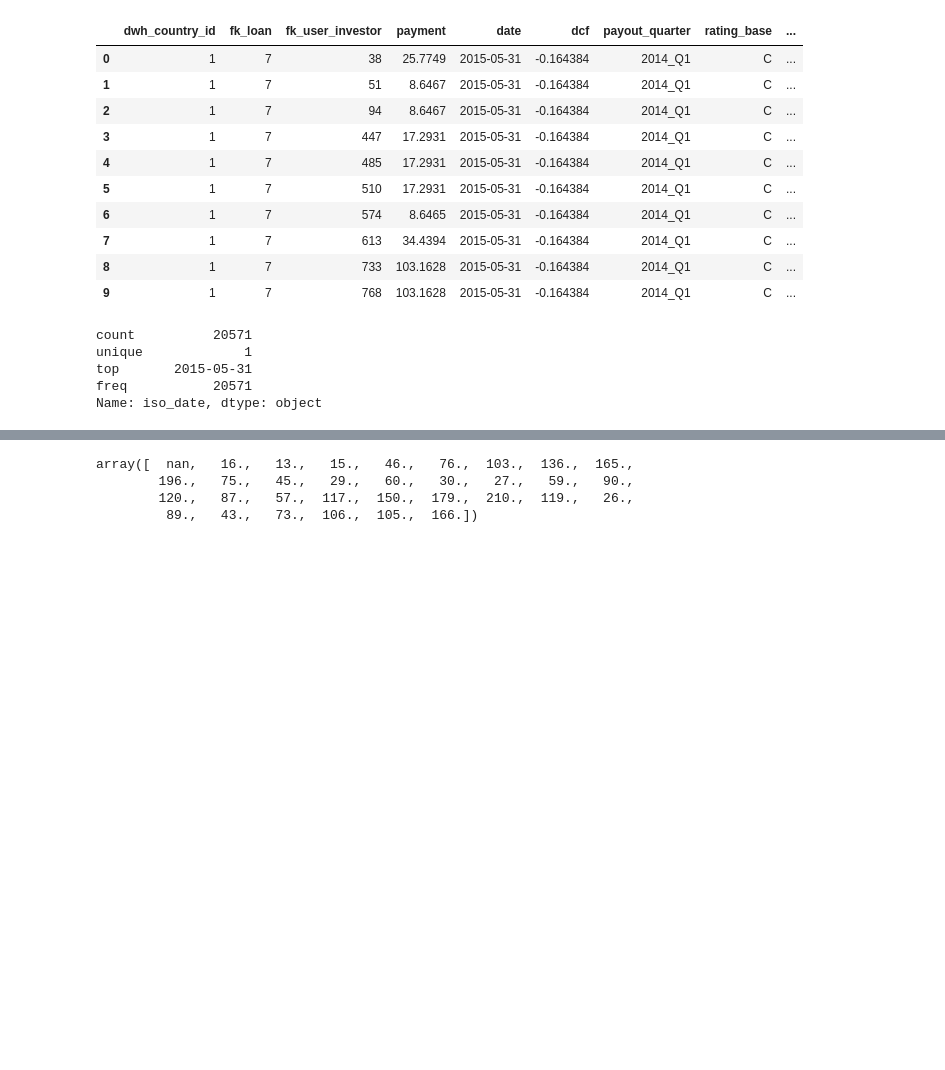
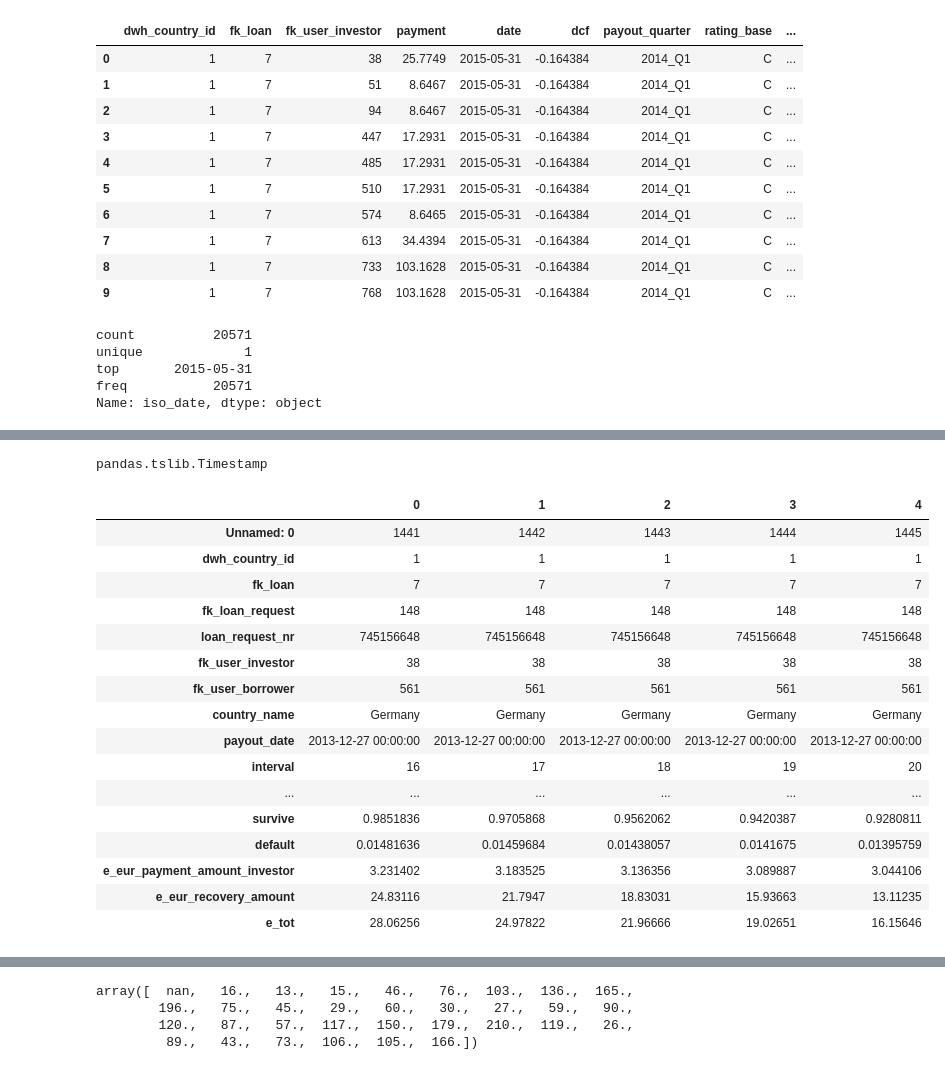
Before and after one commit to seanv507/lendico, a Jupyter notebook: Projects/Returns/src/returns01.ipynb, the cells around one changed output, grey strips where cells are left out. Drawn from its saved outputs; the diff is of its cells as text; code cells hidden in the pictures; blank space fills up the shorter version.

Commit message:
apparently working version. problem between date and monthly for arrears assumption.

```diff
--- a/Projects/Returns/src/returns01.ipynb
+++ b/Projects/Returns/src/returns01.ipynb
@@ -299 +253,9 @@ current_loans = act_EOM.loc[act_EOM.in_arrears_since_days_30360 == 0,
                                 fund_keys]
+# %%
+lpi_fields = ['iso_date', 'dwh_country_id', 'fk_loan',
+                  'fk_user_investor','interval']
+latest_paid_interval_investor = \
+        act_EOM[ lpi_fields]\
+        .sort('iso_date', inplace=False)\
+        .groupby(['dwh_country_id', 'fk_loan', 'fk_user_investor']).interval.last()
+latest_paid_interval_investor.name='latest_paid_interval'
@@ -299,0 +295,27 @@ current_loans = act_EOM.loc[act_EOM.in_arrears_since_days_30360 == 0,
+# %%
+type(fut1.interval_payback_date.iloc[0])
+# %% [output]
+pandas.tslib.Timestamp
+# %%
+future_cashflows = make_future_pd(p_plans, act_EOM,loans,
+                        arrears_dict, True,EOM_date.date(),latest_paid_interval_investor)
+# %%
+future_cashflows.head().T
+# %% [output]
+|  | 0 | 1 | 2 | 3 | 4 |
+| Unnamed: 0 | 1441 | 1442 | 1443 | 1444 | 1445 |
+| dwh_country_id | 1 | 1 | 1 | 1 | 1 |
+| fk_loan | 7 | 7 | 7 | 7 | 7 |
+| fk_loan_request | 148 | 148 | 148 | 148 | 148 |
+| loan_request_nr | 745156648 | 745156648 | 745156648 | 745156648 | 745156648 |
+| fk_user_investor | 38 | 38 | 38 | 38 | 38 |
+| fk_user_borrower | 561 | 561 | 561 | 561 | 561 |
+| country_name | Germany | Germany | Germany | Germany | Germany |
+| payout_date | 2013-12-27 00:00:00 | 2013-12-27 00:00:00 | 2013-12-27 00:00:00 | 2013-12-27 00:00:00 | 2013-12-27 00:00:00 |
+| interval | 16 | 17 | 18 | 19 | 20 |
+| ... | ... | ... | ... | ... | ... |
+| survive | 0.9851836 | 0.9705868 | 0.9562062 | 0.9420387 | 0.9280811 |
+| default | 0.01481636 | 0.01459684 | 0.01438057 | 0.0141675 | 0.01395759 |
+| e_eur_payment_amount_investor | 3.231402 | 3.183525 | 3.136356 | 3.089887 | 3.044106 |
+| e_eur_recovery_amount | 24.83116 | 21.7947 | 18.83031 | 15.93663 | 13.11235 |
+| e_tot | 28.06256 | 24.97822 | 21.96666 | 19.02651 | 16.15646 |
```
Also changed, not shown: parts of 27 cells of this notebook, 1 other file.
